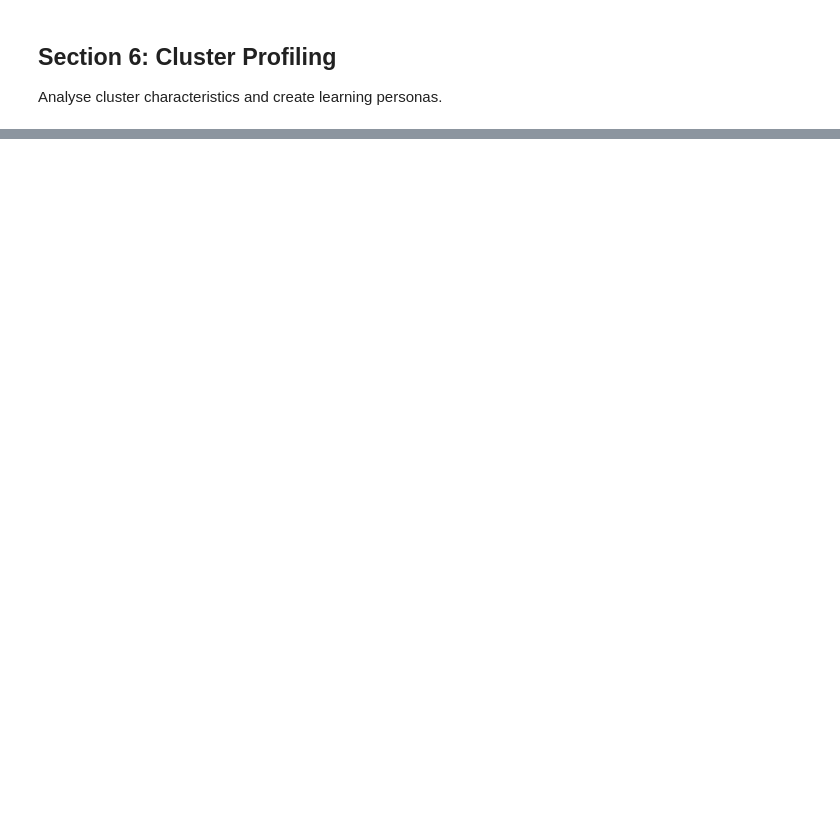
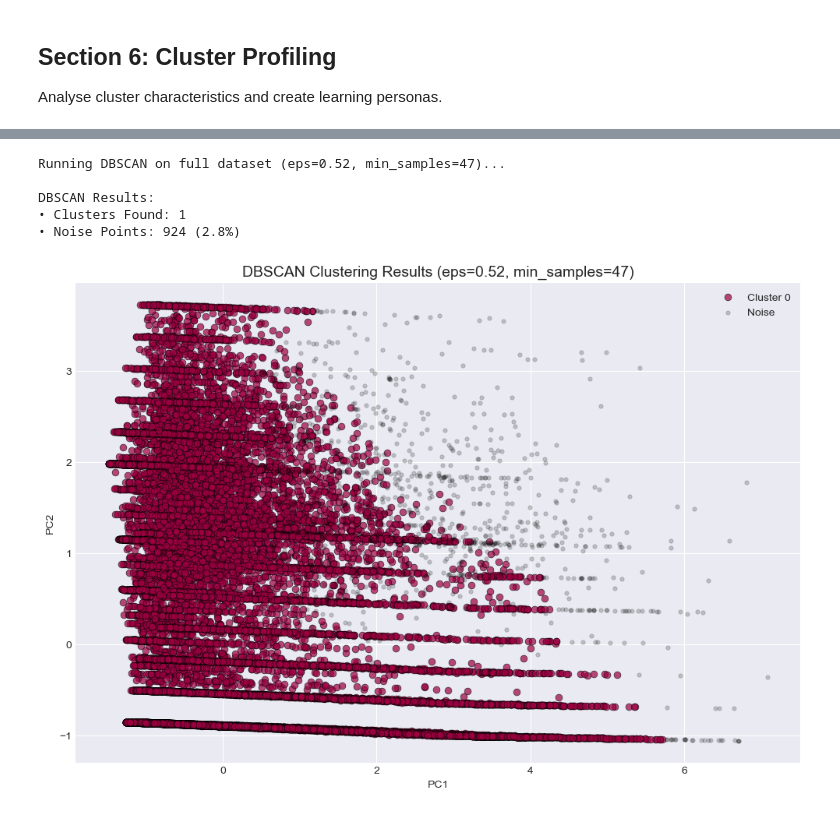
Before and after one commit to jaifm/msc-FAIDM-Assessment-1, a Jupyter notebook: 1_Notebooks/03_Clustering_Models.ipynb, the cells around one changed output, grey strips where cells are left out. Drawn from its saved outputs; the diff is of its cells as text; code cells hidden in the pictures; blank space fills up the shorter version.

```diff
--- a/1_Notebooks/03_Clustering_Models.ipynb
+++ b/1_Notebooks/03_Clustering_Models.ipynb
@@ -536,0 +761,63 @@ Clustering results saved for final notebook
+# %%
+# Implement DBSCAN with best parameters
+print(f"Running DBSCAN on full dataset (eps={best_eps:.2f}, min_samples={best_min_samples})...")
+
+dbscan = DBSCAN(eps=best_eps, min_samples=best_min_samples)
+db_labels = dbscan.fit_predict(X_clustering_scaled)
+
+# Statistics
+n_clusters_db = len(set(db_labels)) - (1 if -1 in db_labels else 0)
+n_noise_db = list(db_labels).count(-1)
+percent_noise = n_noise_db / len(db_labels)
+
+print(f"\nDBSCAN Results:")
+print(f"• Clusters Found: {n_clusters_db}")
+print(f"• Noise Points: {n_noise_db} ({percent_noise:.1%})")
+
+# Visualization
+plt.figure(figsize=(12, 8))
+
+unique_labels = set(db_labels)
+colors = [plt.cm.Spectral(each) for each in np.linspace(0, 1, len(unique_labels))]
+
+has_noise = -1 in unique_labels
+
+for k, col in zip(unique_labels, colors):
+    if k == -1:
+        # Black used for noise.
+        col = [0, 0, 0, 1]
+        label = 'Noise'
+        alpha = 0.2
+        size = 15
+        edge = None
+    else:
+        label = f'Cluster {k}'
+        alpha = 0.7
+        size = 40
+        edge = 'k'
+
+    class_member_mask = (db_labels == k)
+
+    xy = X_pca[class_member_mask]
+    plt.scatter(xy[:, 0], xy[:, 1],
+                c=[col],
+                label=label,
+                s=size,
+                alpha=alpha,
+                edgecolors=edge,
+                linewidth=0.5)
+
+plt.title(f'DBSCAN Clustering Results (eps={best_eps:.2f}, min_samples={best_min_samples})', fontsize=14)
+plt.xlabel('PC1')
+plt.ylabel('PC2')
+# Limit legend if too many clusters
+if len(unique_labels) < 15:
+    plt.legend()
+plt.show()
+# %% [output]
+Running DBSCAN on full dataset (eps=0.52, min_samples=47)...
+
+DBSCAN Results:
+• Clusters Found: 1
+• Noise Points: 924 (2.8%)
+[figure, added]
```
Also changed, not shown: parts of 14 cells of this notebook, 2 other files.
